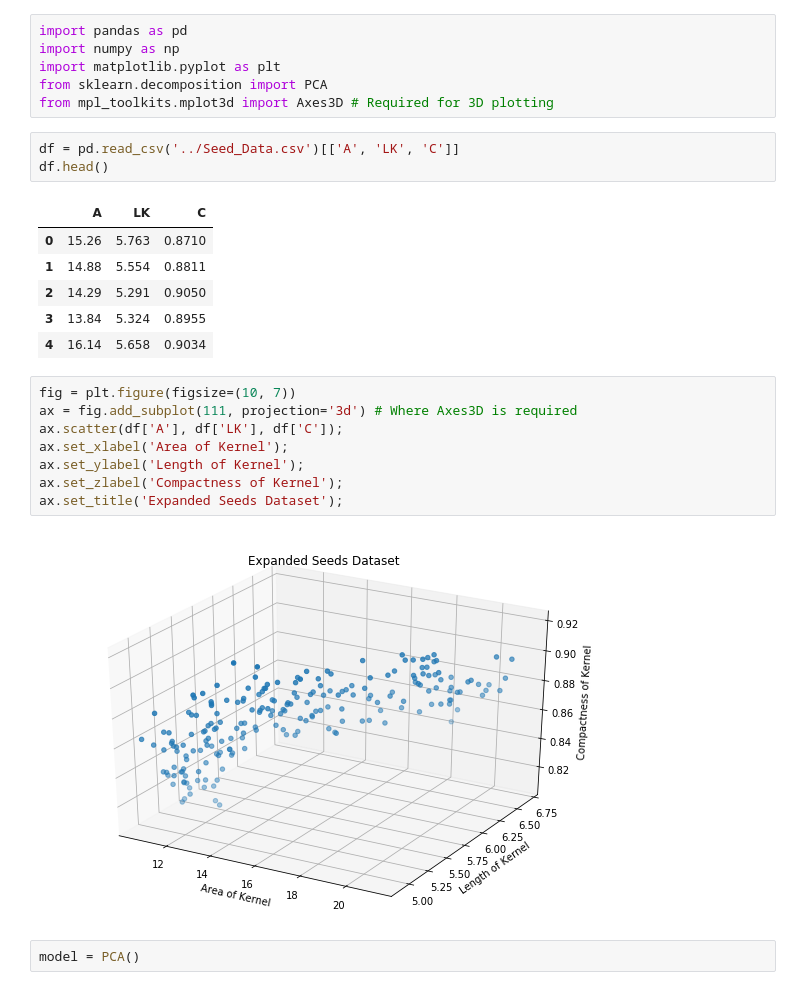
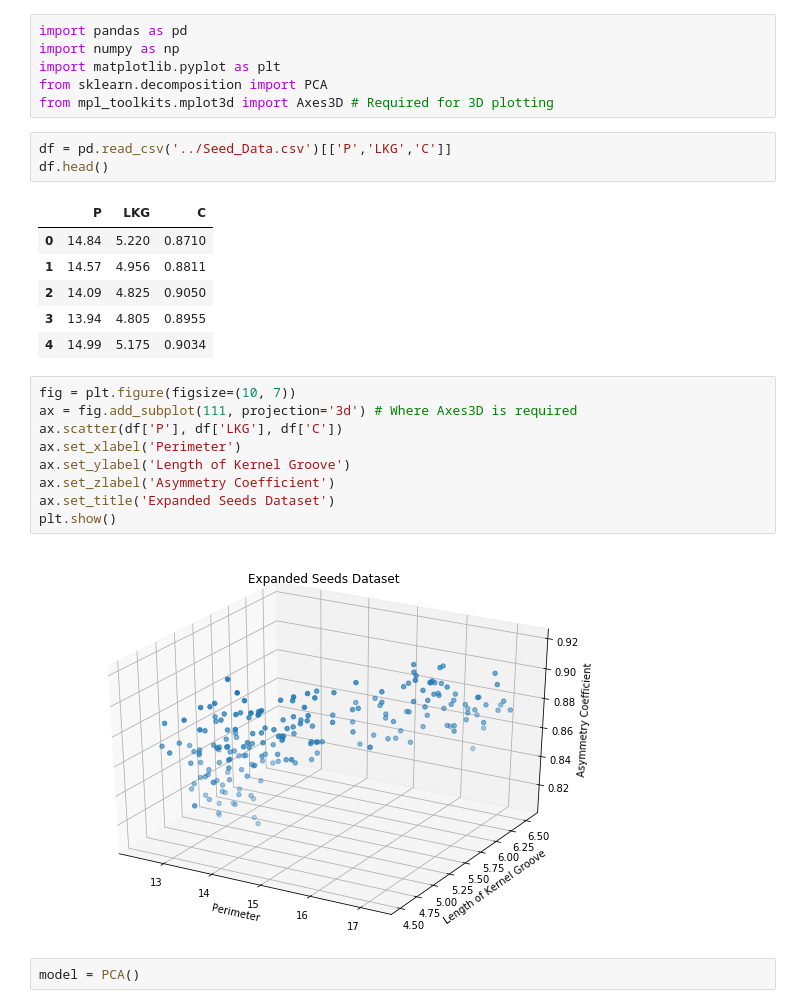
Before and after one commit to PacktWorkshops/The-Unsupervised-Learning-Workshop, a Jupyter notebook: Chapter04/Activity4.02/Activity4.02.ipynb, the cells around one changed output. Cells and saved outputs as stored; diff of their text form.

```diff
--- a/Chapter04/Activity4.02/Activity4.02.ipynb
+++ b/Chapter04/Activity4.02/Activity4.02.ipynb
@@ -5,25 +5,26 @@ import matplotlib.pyplot as plt
 from sklearn.decomposition import PCA
 from mpl_toolkits.mplot3d import Axes3D # Required for 3D plotting
 # %%
-df = pd.read_csv('../Seed_Data.csv')[['A', 'LK', 'C']]
+df = pd.read_csv('../Seed_Data.csv')[['P','LKG','C']]
 df.head()
 # %% [output]
-|  | A | LK | C |
-| 0 | 15.26 | 5.763 | 0.8710 |
-| 1 | 14.88 | 5.554 | 0.8811 |
-| 2 | 14.29 | 5.291 | 0.9050 |
-| 3 | 13.84 | 5.324 | 0.8955 |
-| 4 | 16.14 | 5.658 | 0.9034 |
+|  | P | LKG | C |
+| 0 | 14.84 | 5.220 | 0.8710 |
+| 1 | 14.57 | 4.956 | 0.8811 |
+| 2 | 14.09 | 4.825 | 0.9050 |
+| 3 | 13.94 | 4.805 | 0.8955 |
+| 4 | 14.99 | 5.175 | 0.9034 |
 # %%
 fig = plt.figure(figsize=(10, 7))
 ax = fig.add_subplot(111, projection='3d') # Where Axes3D is required
-ax.scatter(df['A'], df['LK'], df['C']);
-ax.set_xlabel('Area of Kernel');
-ax.set_ylabel('Length of Kernel');
-ax.set_zlabel('Compactness of Kernel');
-ax.set_title('Expanded Seeds Dataset');
+ax.scatter(df['P'], df['LKG'], df['C'])
+ax.set_xlabel('Perimeter')
+ax.set_ylabel('Length of Kernel Groove')
+ax.set_zlabel('Asymmetry Coefficient')
+ax.set_title('Expanded Seeds Dataset')
+plt.show()
 # %% [output]
-[figure, old version]
+[figure, new version]
 # %%
 model = PCA()
 # %%
```
Also changed, not shown: parts of 2 cells of this notebook, 1 other file.
